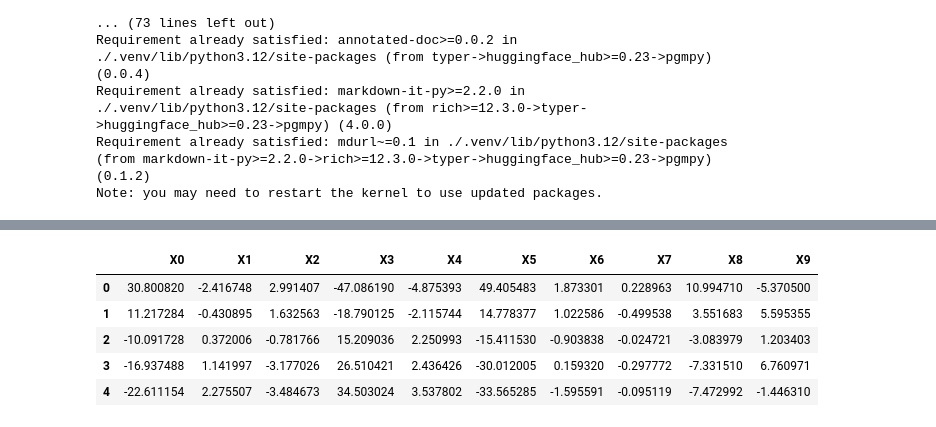
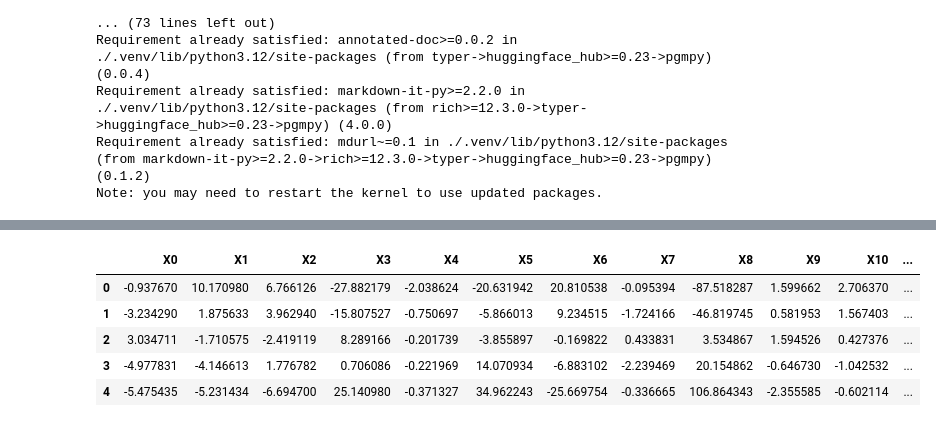
Before and after one commit to DuarteDvv/genetic_causal_graph, a Jupyter notebook: experiments.ipynb, the cells around one changed output, grey strips where cells are left out. Cells and saved outputs as stored; diff of their text form; code cells hidden in the pictures.

```diff
--- a/experiments.ipynb
+++ b/experiments.ipynb
@@ -24,10 +24,10 @@ from castle.datasets import IIDSimulation, DAG
 import pandas as pd
 
 # gera um DAG aleatório com pesos
-weighted_random_dag = DAG.erdos_renyi(n_nodes=10, n_edges=37, weight_range=(0.5, 2.0), seed=1)
+weighted_random_dag = DAG.erdos_renyi(n_nodes=20, n_edges=80, weight_range=(0.5, 2.0), seed=1)
 
 # gera um dataset a partir do DAG
-dataset = IIDSimulation(W=weighted_random_dag, n=10000, method='linear', sem_type='gauss')
+dataset = IIDSimulation(W=weighted_random_dag, n=1000, method='linear', sem_type='gauss')
 true_causal_matrix, X = dataset.B, dataset.X
 
 df_X = pd.DataFrame(X, columns=[f'X{i}' for i in range(X.shape[1])])
@@ -37,9 +37,9 @@ df_X.head()
-|  | X0 | X1 | X2 | X3 | X4 | X5 | X6 | X7 | X8 | X9 |
-| 0 | 30.800820 | -2.416748 | 2.991407 | -47.086190 | -4.875393 | 49.405483 | 1.873301 | 0.228963 | 10.994710 | -5.370500 |
-| 1 | 11.217284 | -0.430895 | 1.632563 | -18.790125 | -2.115744 | 14.778377 | 1.022586 | -0.499538 | 3.551683 | 5.595355 |
-| 2 | -10.091728 | 0.372006 | -0.781766 | 15.209036 | 2.250993 | -15.411530 | -0.903838 | -0.024721 | -3.083979 | 1.203403 |
-| 3 | -16.937488 | 1.141997 | -3.177026 | 26.510421 | 2.436426 | -30.012005 | 0.159320 | -0.297772 | -7.331510 | 6.760971 |
-| 4 | -22.611154 | 2.275507 | -3.484673 | 34.503024 | 3.537802 | -33.565285 | -1.595591 | -0.095119 | -7.472992 | -1.446310 |
+|  | X0 | X1 | X2 | X3 | X4 | X5 | X6 | X7 | X8 | X9 | X10 | ... |
+| 0 | -0.937670 | 10.170980 | 6.766126 | -27.882179 | -2.038624 | -20.631942 | 20.810538 | -0.095394 | -87.518287 | 1.599662 | 2.706370 | ... |
+| 1 | -3.234290 | 1.875633 | 3.962940 | -15.807527 | -0.750697 | -5.866013 | 9.234515 | -1.724166 | -46.819745 | 0.581953 | 1.567403 | ... |
+| 2 | 3.034711 | -1.710575 | -2.419119 | 8.289166 | -0.201739 | -3.855897 | -0.169822 | 0.433831 | 3.534867 | 1.594526 | 0.427376 | ... |
+| 3 | -4.977831 | -4.146613 | 1.776782 | 0.706086 | -0.221969 | 14.070934 | -6.883102 | -2.239469 | 20.154862 | -0.646730 | -1.042532 | ... |
+| 4 | -5.475435 | -5.231434 | -6.694700 | 25.140980 | -0.371327 | 34.962243 | -25.669754 | -0.336665 | 106.864343 | -2.355585 | -0.602114 | ... |
 # %%
 from castle.algorithms import PC, Notears, GES
 from castle.metrics import MetricsDAG
```
Also changed, not shown: parts of 3 cells of this notebook, 8 other files.
